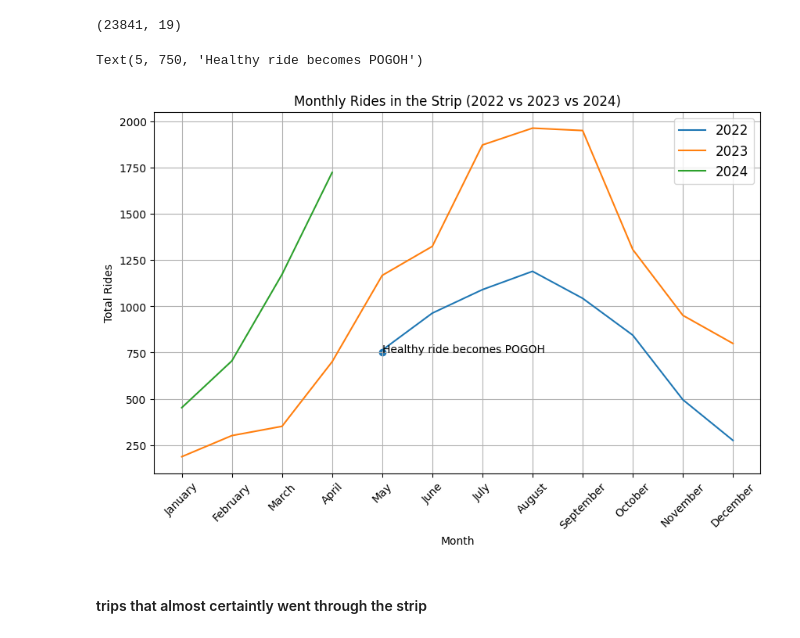
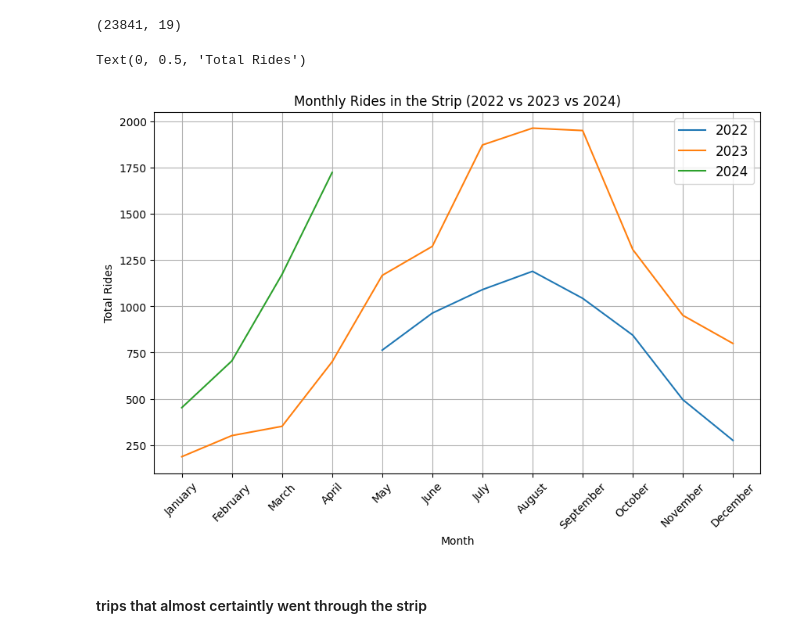
Before and after one commit to BenWSingleton/POGOH_Analysis, a Jupyter notebook: analysis.ipynb, the cells around one changed output. Cells and saved outputs as stored; diff of their text form; code cells hidden in the pictures.

```diff
--- a/analysis.ipynb
+++ b/analysis.ipynb
@@ -309,21 +314,18 @@ total_strip_rides_2024 = df[(df['Start Date'].dt.year==2024) & ((df['Start Stati
 # %%
 plt.figure(figsize=(10, 6))
 plt.plot(total_strip_rides_2022.index, total_strip_rides_2022, label='2022')
 plt.plot(total_strip_rides_2023.index, total_strip_rides_2023, label='2023')
 plt.plot(total_strip_rides_2024.index, total_strip_rides_2024, label='2024')
 month_names = ['January', 'February', 'March', 'April', 'May', 'June', 'July', 'August', 'September', 'October', 'November', 'December']
 plt.xticks(np.arange(1, len(month_names)+1), month_names, rotation=45)
 plt.legend(fontsize='large')
 plt.grid(True)
 plt.title("Monthly Rides in the Strip (2022 vs 2023 vs 2024)")
 plt.xlabel("Month")
 plt.ylabel("Total Rides")
-
-plt.scatter(5,750)
-plt.text(5,750,'Healthy ride becomes POGOH')
 # %% [output]
-Text(5, 750, 'Healthy ride becomes POGOH')
+Text(0, 0.5, 'Total Rides')
-[figure, old version]
+[figure, new version]
 # %% [markdown]
 #### trips that almost certaintly went through the strip
 # %%
```
Also changed, not shown: parts of 11 cells of this notebook, 1 other file.
